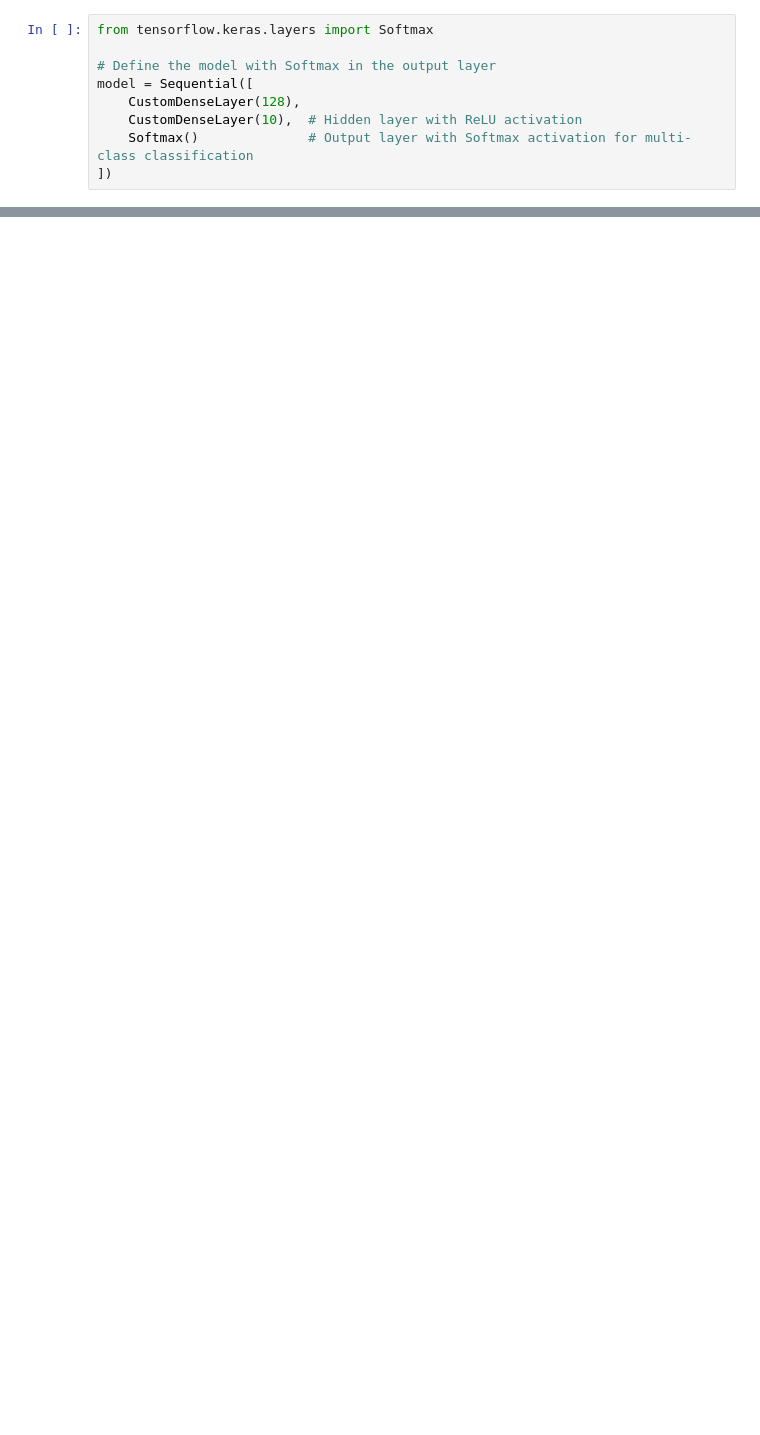
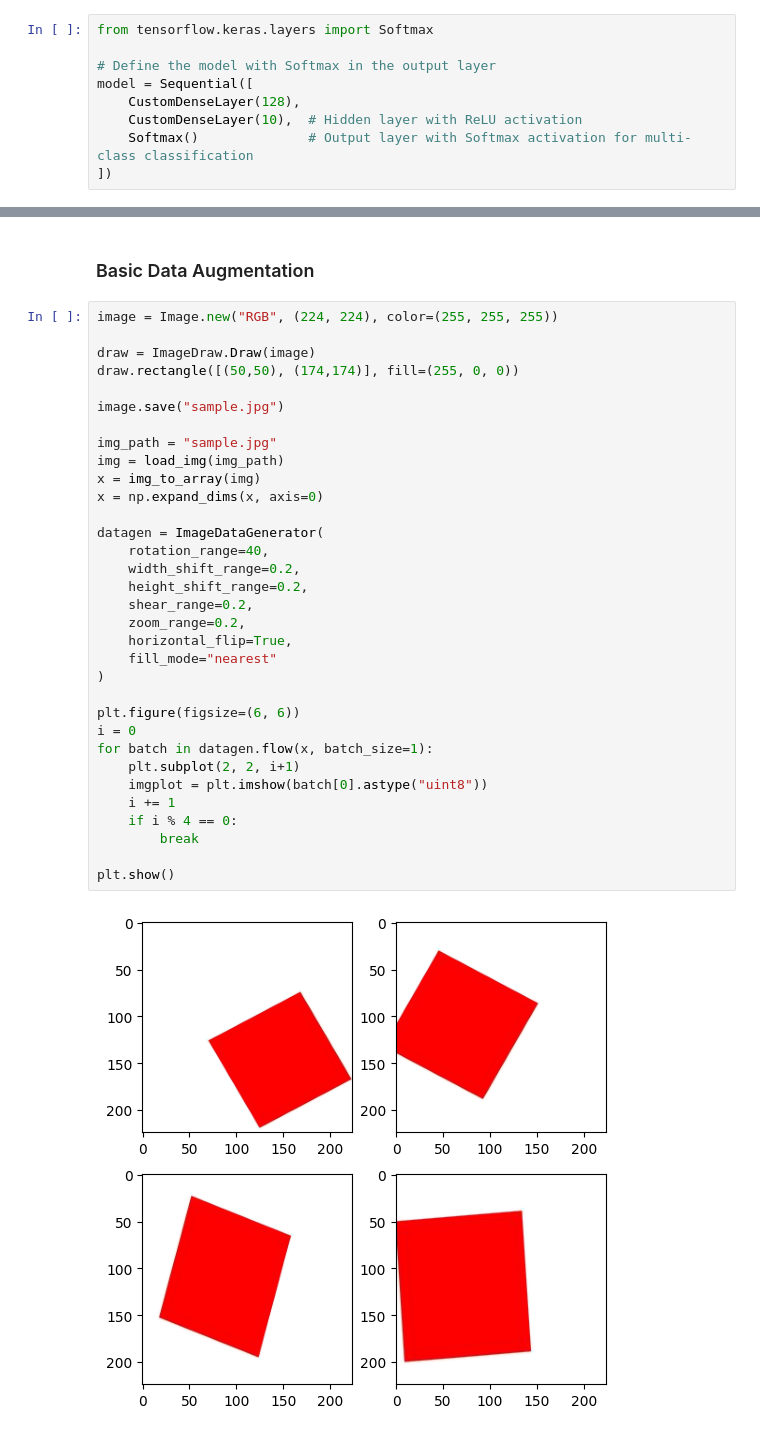
Before and after one commit to TimLL123456/Learning, a Jupyter notebook: Deep_Learning_with_Keras_and_Tensorflow.ipynb, the cells around one changed output, grey strips where cells are left out. Drawn from its saved outputs; the diff is of its cells as text; blank space fills up the shorter version.

```diff
--- a/Deep_Learning_with_Keras_and_Tensorflow.ipynb
+++ b/Deep_Learning_with_Keras_and_Tensorflow.ipynb
@@ -376,0 +626,37 @@ Model: "sequential"
+# %% [markdown]
+### Basic Data Augmentation
+# %%
+image = Image.new("RGB", (224, 224), color=(255, 255, 255))
+
+draw = ImageDraw.Draw(image)
+draw.rectangle([(50,50), (174,174)], fill=(255, 0, 0))
+
+image.save("sample.jpg")
+
+img_path = "sample.jpg"
+img = load_img(img_path)
+x = img_to_array(img)
+x = np.expand_dims(x, axis=0)
+
+datagen = ImageDataGenerator(
+    rotation_range=40,
+    width_shift_range=0.2,
+    height_shift_range=0.2,
+    shear_range=0.2,
+    zoom_range=0.2,
+    horizontal_flip=True,
+    fill_mode="nearest"
+)
+
+plt.figure(figsize=(6, 6))
+i = 0
+for batch in datagen.flow(x, batch_size=1):
+    plt.subplot(2, 2, i+1)
+    imgplot = plt.imshow(batch[0].astype("uint8"))
+    i += 1
+    if i % 4 == 0:
+        break
+
+plt.show()
+# %% [output]
+[figure, added]
```
Also changed, not shown: parts of 46 cells of this notebook.
